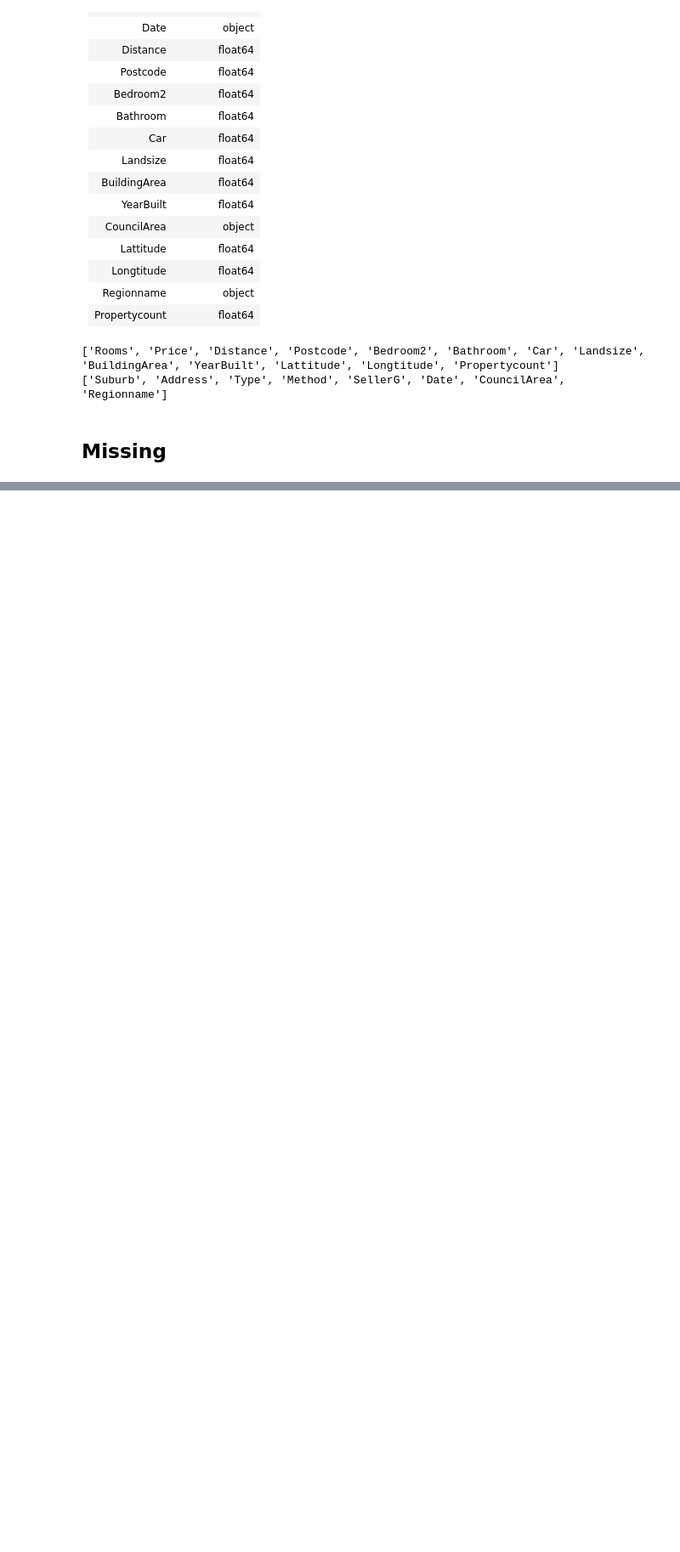
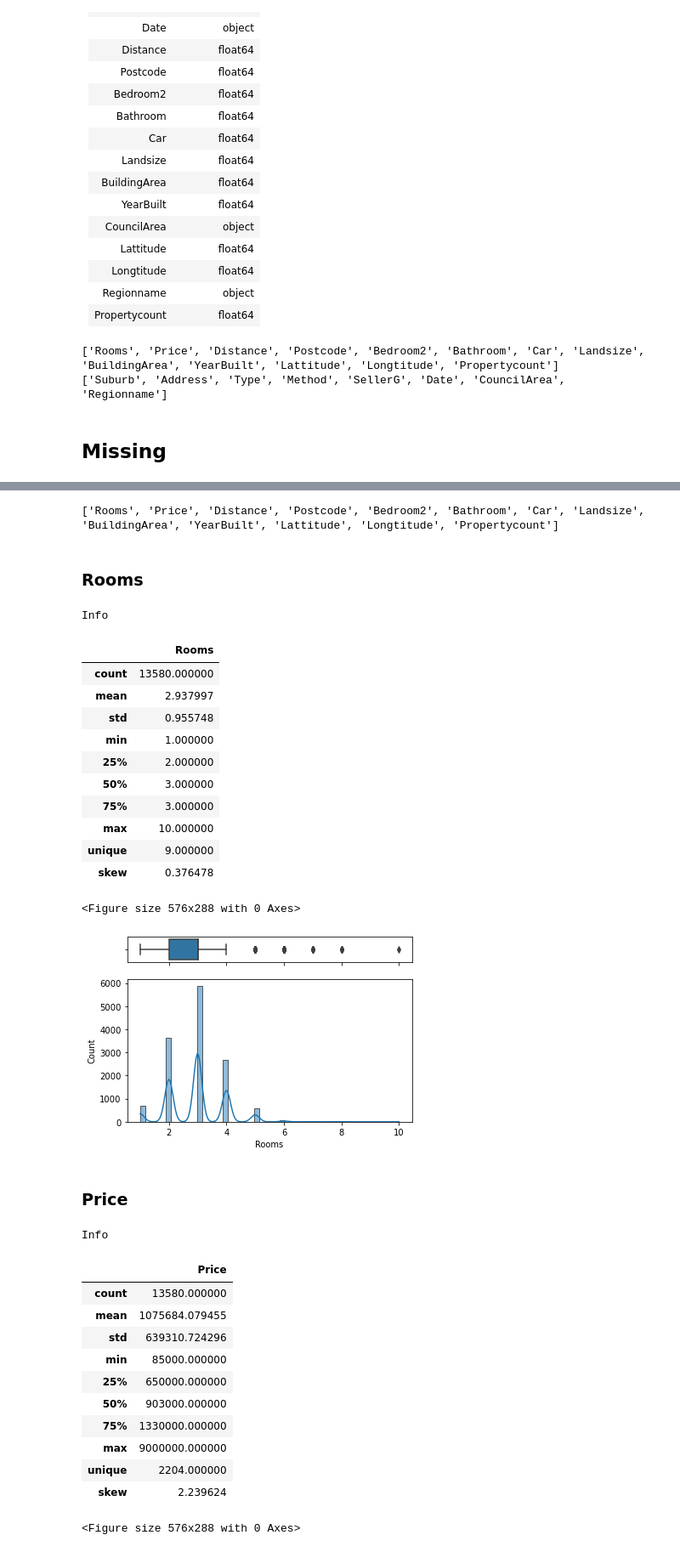
Before and after one commit to marcosalvalaggio/edamame, a Jupyter notebook: notebook/eda_example.ipynb, the cells around one changed output, grey strips where cells are left out. Shown at 85% size. Drawn from its saved outputs; the diff is of its cells as text; code cells hidden in the pictures; blank space fills up the shorter version.

```diff
--- a/notebook/eda_example.ipynb
+++ b/notebook/eda_example.ipynb
@@ -131,0 +248,36 @@ eda.missing(data)
+# %%
+print(num_col)
+# %% [output]
+['Rooms', 'Price', 'Distance', 'Postcode', 'Bedroom2', 'Bathroom', 'Car', 'Landsize', 'BuildingArea', 'YearBuilt', 'Lattitude', 'Longtitude', 'Propertycount']
+# %%
+eda.plot_quantitative(data_test, num_col)
+# %% [output]
+### Rooms
+Info
+|  | Rooms |
+| count | 13580.000000 |
+| mean | 2.937997 |
+| std | 0.955748 |
+| min | 1.000000 |
+| 25% | 2.000000 |
+| 50% | 3.000000 |
+| 75% | 3.000000 |
+| max | 10.000000 |
+| unique | 9.000000 |
+| skew | 0.376478 |
+<Figure size 576x288 with 0 Axes>
+[figure, added]
+### Price
+Info
+|  | Price |
+| count | 13580.000000 |
+| mean | 1075684.079455 |
+| std | 639310.724296 |
+| min | 85000.000000 |
+| 25% | 650000.000000 |
+| 50% | 903000.000000 |
+| 75% | 1330000.000000 |
+| max | 9000000.000000 |
+| unique | 2204.000000 |
+| skew | 2.239624 |
+<Figure size 576x288 with 0 Axes>
```
Also changed, not shown: parts of 10 cells of this notebook, 1 other file.
